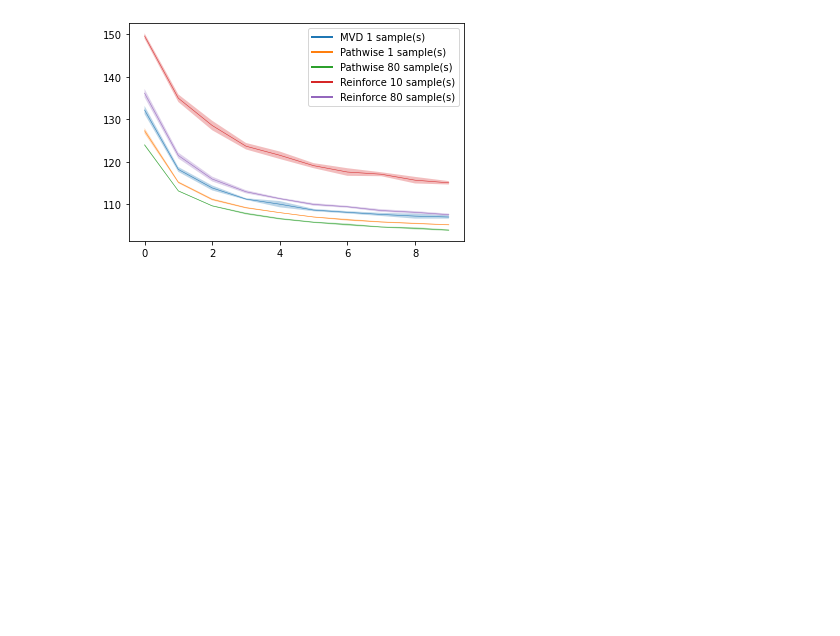
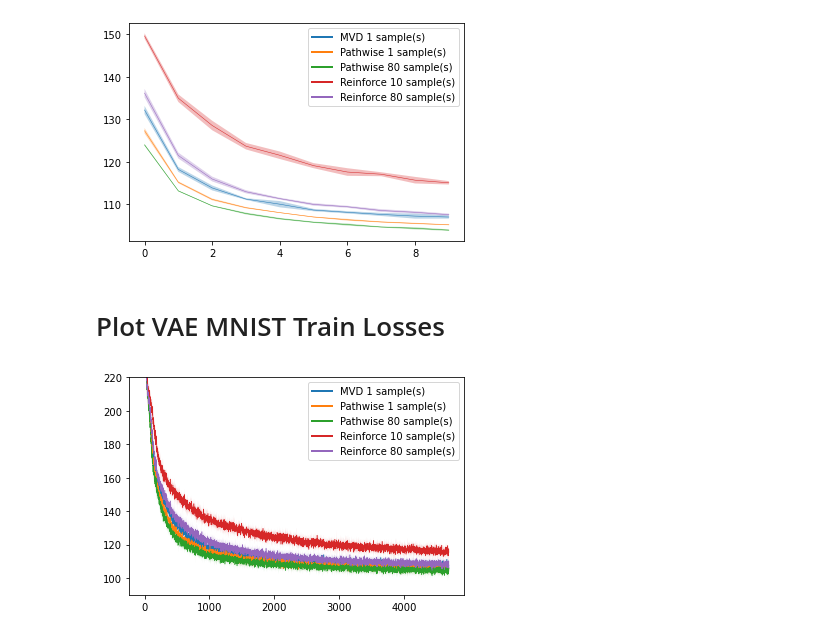
Before and after one commit to M8is/master-thesis-code, a Jupyter notebook: notebooks/plot-losses.ipynb, the cells around one changed output. Saved outputs shown, nothing was run; the diff lists cells and outputs as text; code cells hidden in the pictures; blank space fills up the shorter version.

Commit message:
Add loss plotting notebook

```diff
--- a/notebooks/plot-losses.ipynb
+++ b/notebooks/plot-losses.ipynb
@@ -19,4 +20,4 @@ Load results
 # %%
-results = load_meta_infos(path.join('results', 'vae', 'mnist'))
+results = load_meta_infos(path.join('results'))
 pprint(results)
 # %% [output]
@@ -37,12 +38,3 @@ pprint(results)
   'subpath_keys': ['mc_estimator', 'sample_size'],
   'task': 'vae',
   'vae_type': 'fc'}]
-# %%
-test_losses = defaultdict(list)
-for k, v in collect_by(results, 'mc_estimator', 'sample_size').items():
-    for meta in v:
-        test_losses[k].append((meta, TensorHolder(meta['path'], 'test_loss')))
-test_losses.default_factory = None
-
-for v in test_losses.values():
-    pprint(v[0][1].numpy())
@@ -65,9 +43,14 @@ array([135.80849 , 121.18055 , 115.34432 , 112.62645 , 111.14214 ,
 # %%
-plot_dir = 'notebooks'
+vae_mnist_results = filter_by(results, task='vae', dataset='mnist')
+
+test_losses = defaultdict(list)
+for k, v in collect_by(vae_mnist_results, 'mc_estimator', 'sample_size').items():
+    for meta in v:
+        test_losses[k].append((meta, TensorHolder(meta['path'], 'test_loss')))
+test_losses.default_factory = None
 
 for run in test_losses.values():
     meta, _ = run[0]
-    meta['seed'] = None  # Remove seed because it is irrelevant now
     losses = []
     for meta, loss in run:
         losses.append(loss.numpy())
@@ -79,3 +62,28 @@ plt.savefig(path.join(plot_dir, 'test_losses'))
 plt.show()
 # %% [output]
 [figure]
+# %% [markdown]
+# Plot VAE MNIST Train Losses
+# %%
+vae_mnist_results = filter_by(results, task='vae', dataset='mnist')
+
+test_losses = defaultdict(list)
+for k, v in collect_by(vae_mnist_results, 'mc_estimator', 'sample_size').items():
+    for meta in v:
+        test_losses[k].append((meta, TensorHolder(meta['path'], 'train_loss')))
+test_losses.default_factory = None
+
+for run in test_losses.values():
+    meta, _ = run[0]
+    losses = []
+    for meta, loss in run:
+        losses.append(loss.numpy())
+    losses = np.array(losses)
+    plot(losses.mean(axis=0), losses.std(axis=0), meta)
+
+legend()
+plt.ylim(90, 220)
+plt.savefig(path.join(plot_dir, 'train_losses'))
+plt.show()
+# %% [output]
+[figure, added]
```
Also changed, not shown: parts of 5 cells of this notebook, 1 other file.
